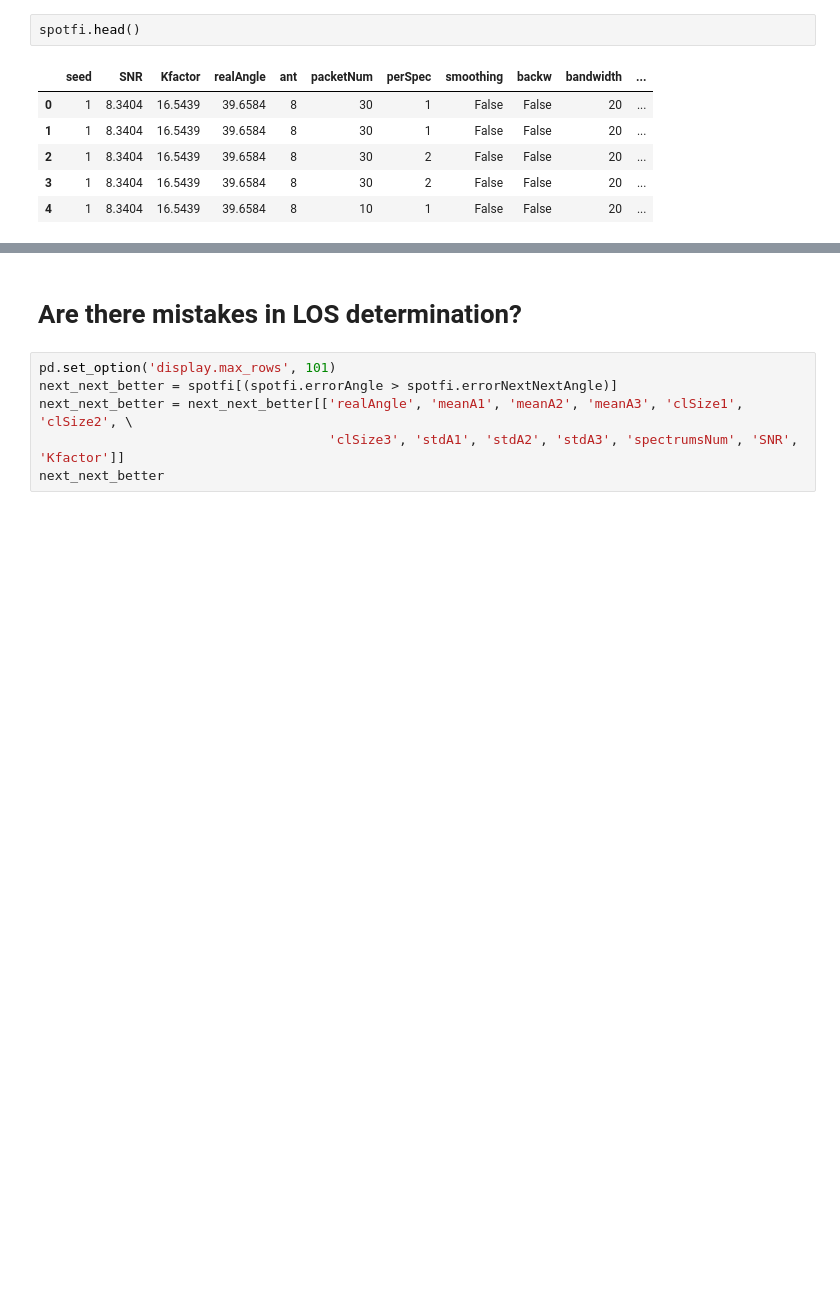
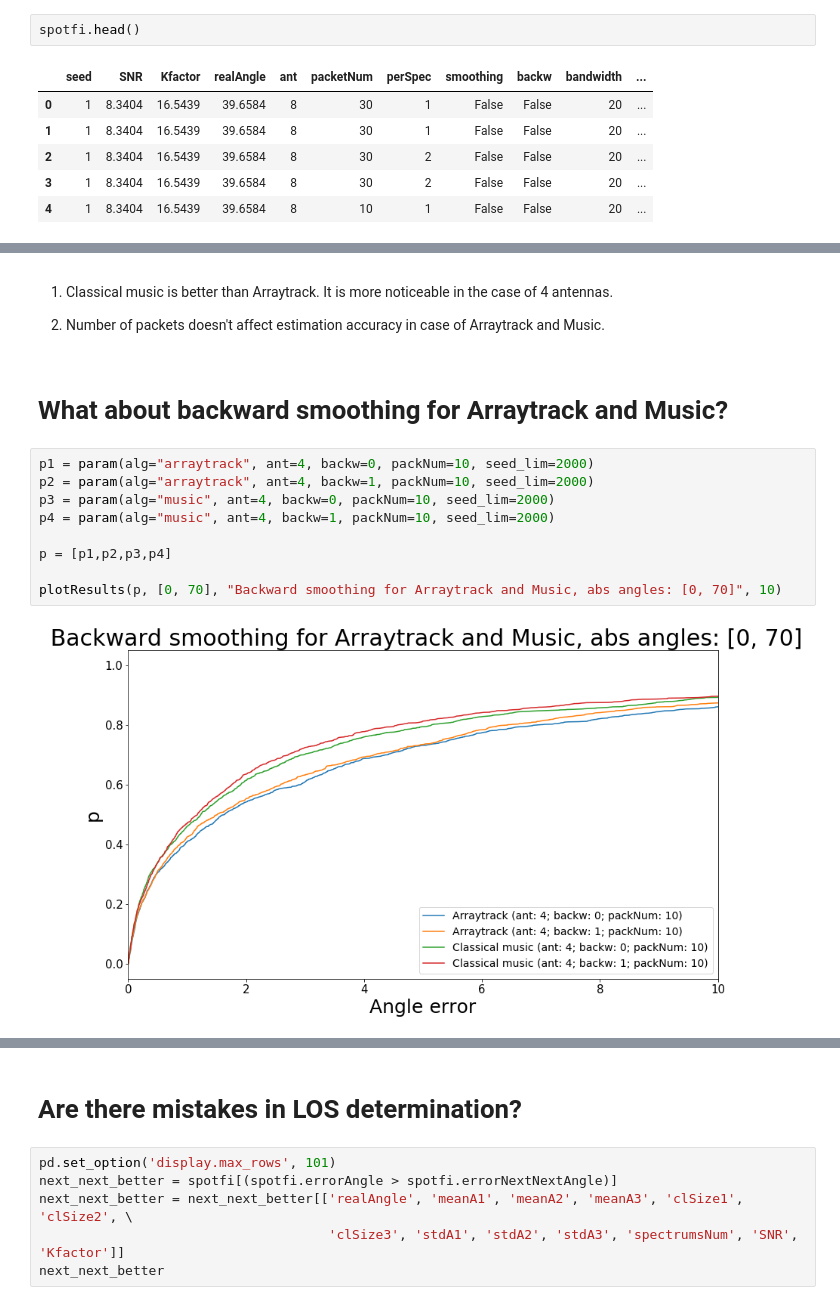
Before and after one commit to MolVlad/Angle-of-Arrival-Estimation-Simulation, a Jupyter notebook: results.ipynb, the cells around one changed output, grey strips where cells are left out. Cells and saved outputs as stored; diff of their text form; blank space fills up the shorter version.

```diff
--- a/results.ipynb
+++ b/results.ipynb
@@ -75,0 +225,17 @@ spotfi.head()
+# %% [markdown]
+1) Classical music is better than Arraytrack. It is more noticeable in the case of 4 antennas.
+
+2) Number of packets doesn't affect estimation accuracy in case of Arraytrack and Music.
+# %% [markdown]
+# What about backward smoothing for Arraytrack and Music?
+# %%
+p1 = param(alg="arraytrack", ant=4, backw=0, packNum=10, seed_lim=2000)
+p2 = param(alg="arraytrack", ant=4, backw=1, packNum=10, seed_lim=2000)
+p3 = param(alg="music", ant=4, backw=0, packNum=10, seed_lim=2000)
+p4 = param(alg="music", ant=4, backw=1, packNum=10, seed_lim=2000)
+
+p = [p1,p2,p3,p4]
+
+plotResults(p, [0, 70], "Backward smoothing for Arraytrack and Music, abs angles: [0, 70]", 10)
+# %% [output]
+[figure, added]
```
Also changed, not shown: parts of 122 cells of this notebook, 4 other files.
